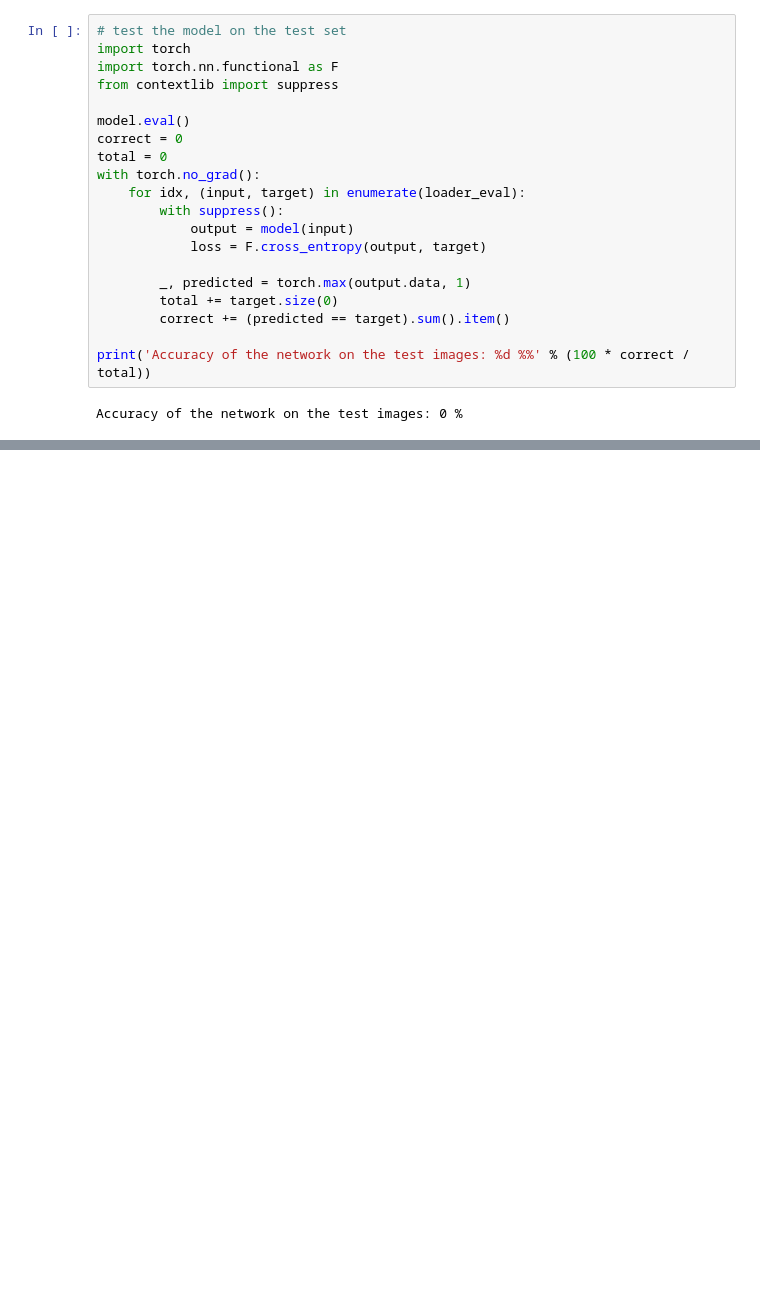
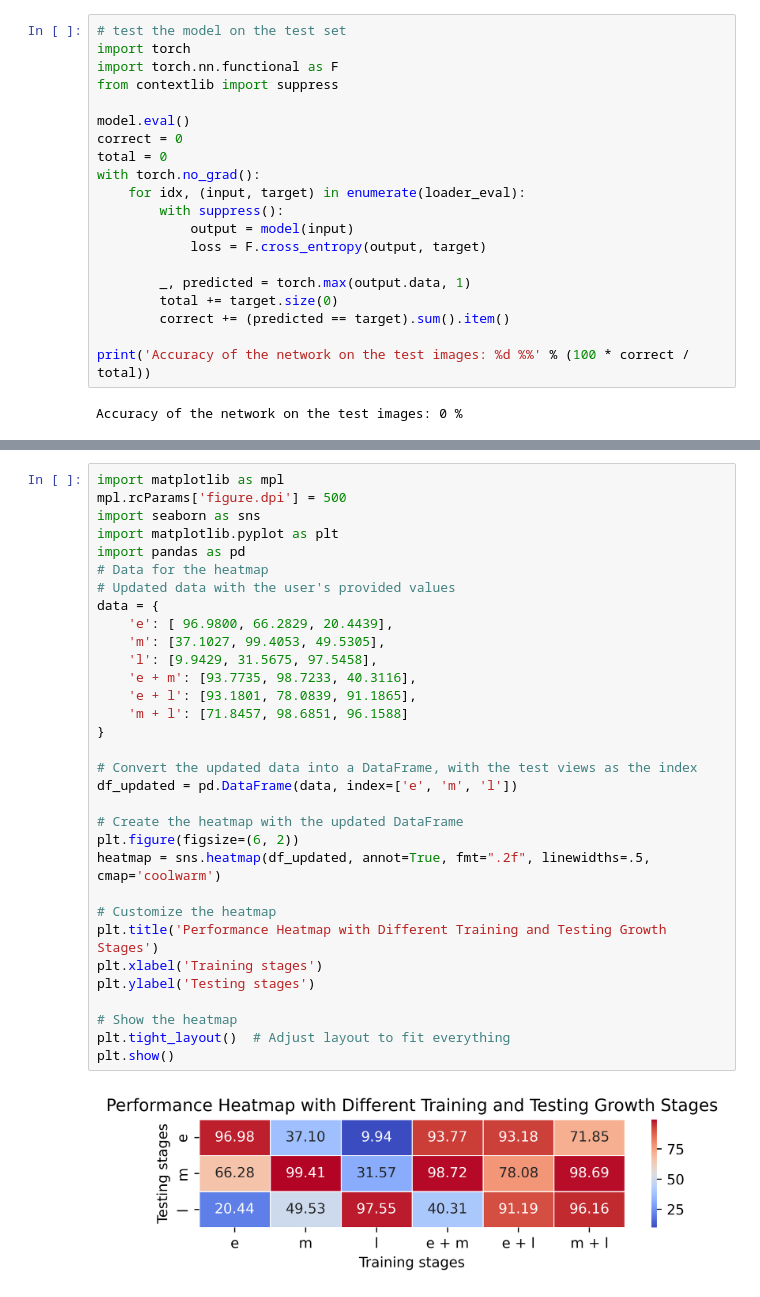
Before and after one commit to KhubaibKhan/CWD-classification, a Jupyter notebook: notebooks/unders.ipynb, the cells around one changed output, grey strips where cells are left out. Drawn from its saved outputs; the diff is of its cells as text; blank space fills up the shorter version.

```diff
--- a/notebooks/unders.ipynb
+++ b/notebooks/unders.ipynb
@@ -243,0 +278,34 @@ Accuracy of the network on the test images: 0 %
+# %%
+import matplotlib as mpl
+mpl.rcParams['figure.dpi'] = 500
+import seaborn as sns
+import matplotlib.pyplot as plt
+import pandas as pd
+# Data for the heatmap
+# Updated data with the user's provided values
+data = {
+    'e': [ 96.9800, 66.2829, 20.4439],
+    'm': [37.1027, 99.4053, 49.5305],
+    'l': [9.9429, 31.5675, 97.5458],
+    'e + m': [93.7735, 98.7233, 40.3116],
+    'e + l': [93.1801, 78.0839, 91.1865],
+    'm + l': [71.8457, 98.6851, 96.1588]
+}
+
+# Convert the updated data into a DataFrame, with the test views as the index
+df_updated = pd.DataFrame(data, index=['e', 'm', 'l'])
+
+# Create the heatmap with the updated DataFrame
+plt.figure(figsize=(6, 2))
+heatmap = sns.heatmap(df_updated, annot=True, fmt=".2f", linewidths=.5, cmap='coolwarm')
+
+# Customize the heatmap
+plt.title('Performance Heatmap with Different Training and Testing Growth Stages')
+plt.xlabel('Training stages')
+plt.ylabel('Testing stages')
+
+# Show the heatmap
+plt.tight_layout()  # Adjust layout to fit everything
+plt.show()
+# %% [output]
+[figure, added]
```
Also changed, not shown: parts of 1 cell of this notebook, 6 other files.
